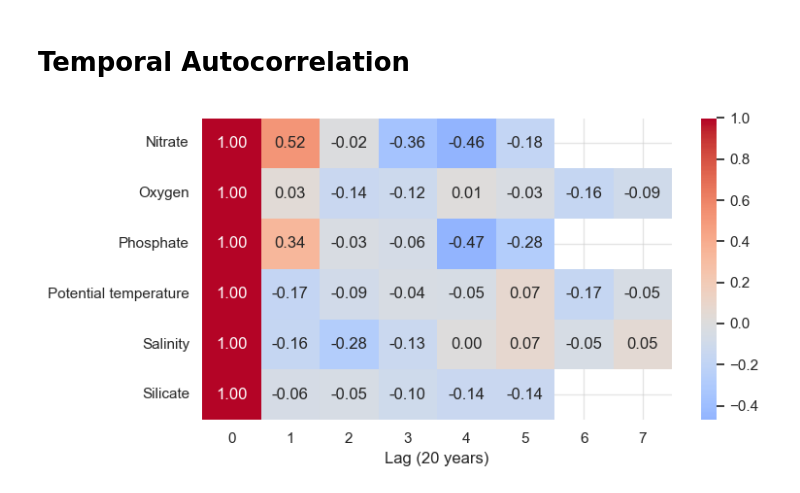
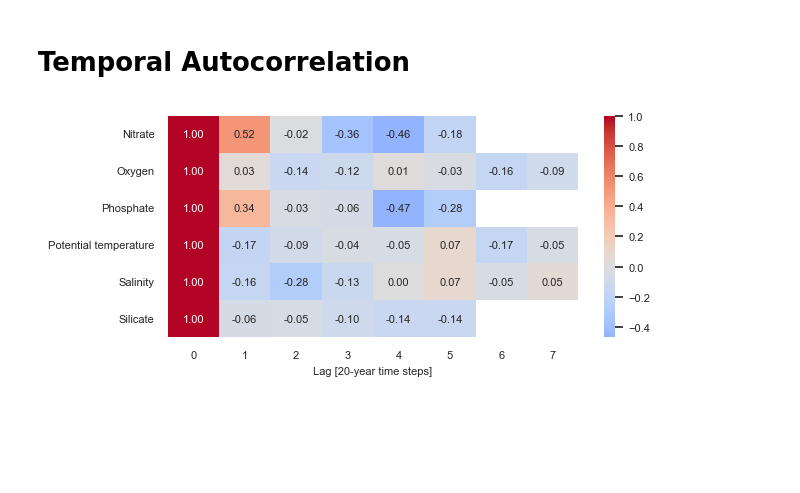
Before and after one commit to y-jenniges/time_imputation, a Jupyter notebook: prepare_and_split/correlation_analysis.ipynb, the cells around one changed output. Saved outputs shown, nothing was run; the diff lists cells and outputs as text; code cells hidden in the pictures; blank space fills up the shorter version.

Commit message:
Add units to decorrelation ranges; fix temporal autocorrelation plot (fontsize, fisize)

```diff
--- a/prepare_and_split/correlation_analysis.ipynb
+++ b/prepare_and_split/correlation_analysis.ipynb
@@ -168,30 +168,38 @@ Time nugget & 41.5 & 2.1 & 3294.9 & 102.3 & 144.9 & 0.4 \\
 \end{table}
 # %% [markdown]
 # Temporal Autocorrelation
-# %%
-temporal_autocorrelations = []
-
-for param in config.parameters:
-    # Average over all locations per time step before computing ACF to isolate the temporal signal
-    time_means = df[["DATEANDTIME", param]].dropna().groupby("DATEANDTIME")[param].mean()
-    acf_vals = acf(time_means.values, fft=True)
-    temporal_autocorrelations.append(
-        pd.DataFrame({"parameter": [param] * len(acf_vals), "acf": acf_vals, "lag": range(len(acf_vals))})
-    )
-
-df_autocorr = pd.concat(temporal_autocorrelations, ignore_index=True)
-df_autocorr.to_csv(os.path.join(config.output_dir_correlations, "temporal_autocorrelations.csv"), index=False)
-
-pivot = df_autocorr.copy()
-pivot["parameter"] = pivot["parameter"].map(config.parameter_name_map)
-pivot = pivot.groupby(["parameter", "lag"])["acf"].mean().unstack()
-
-plt.figure(figsize=(8, 4))
-sns.heatmap(pivot, annot=True, fmt=".2f", cmap="coolwarm", center=0)
-plt.xlabel("Lag (20 years)")
-plt.ylabel("")
-plt.tight_layout()
-plt.savefig(os.path.join(config.output_dir_correlations, "temporal_autocorrelation.pdf"), dpi=1000)
-plt.show()
-# %% [output]
-[figure, removed]
+# %%
+temporal_autocorrelations = []
+
+for param in config.parameters:
+    # Average over all locations per time step before computing ACF to isolate the temporal signal
+    time_means = df[["DATEANDTIME", param]].dropna().groupby("DATEANDTIME")[param].mean()
+    acf_vals = acf(time_means.values, fft=True)
+    temporal_autocorrelations.append(
+        pd.DataFrame({"parameter": [param] * len(acf_vals), "acf": acf_vals, "lag": range(len(acf_vals))})
+    )
+
+df_autocorr = pd.concat(temporal_autocorrelations, ignore_index=True)
+df_autocorr.to_csv(os.path.join(config.output_dir_correlations, "temporal_autocorrelations.csv"), index=False)
+
+pivot = df_autocorr.copy()
+pivot["parameter"] = pivot["parameter"].map(config.parameter_name_map)
+pivot = pivot.groupby(["parameter", "lag"])["acf"].mean().unstack()
+
+# Final printed size (supplement text width = 6.69 in)
+fontsize = 8
+figsize = (6.69, 3.0)
+
+# Plot
+plt.figure(figsize=figsize)
+ax = sns.heatmap(pivot, annot=True, fmt=".2f", cmap="coolwarm", center=0, annot_kws={"size": fontsize})
+ax.collections[0].colorbar.ax.tick_params(labelsize=fontsize)
+ax.tick_params(labelsize=fontsize)
+plt.xlabel("Lag [20-year time steps]", fontsize=fontsize)
+plt.ylabel("")
+plt.grid(False)
+plt.tight_layout()
+plt.savefig(os.path.join(config.output_dir_correlations, "temporal_autocorrelation.pdf"), dpi=1000)
+plt.show()
+# %% [output]
+[figure, added]
```
Also changed, not shown: parts of 2 cells of this notebook.
